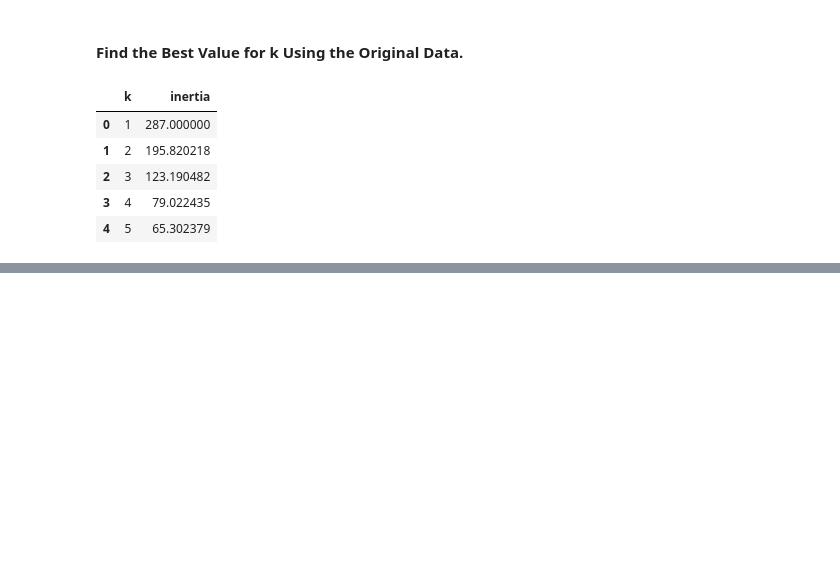
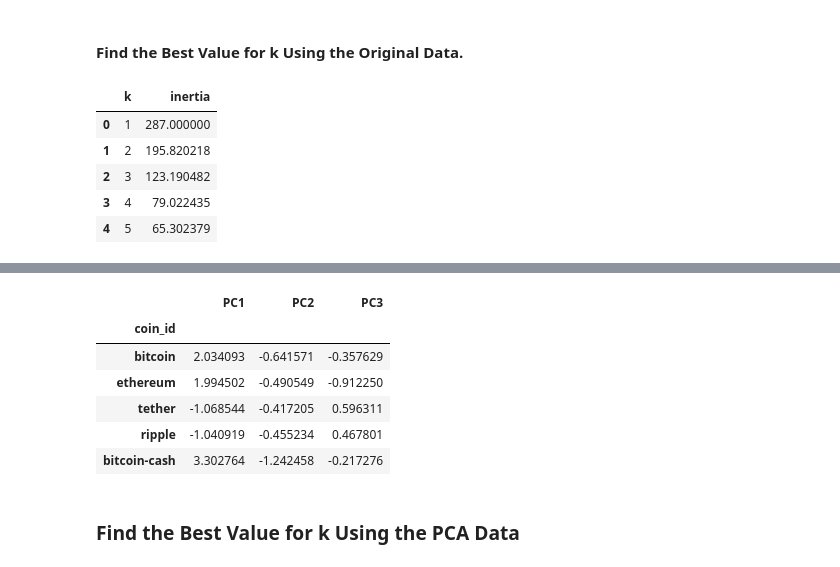
Before and after one commit to MohammedRizwan-1/CryptoClustering-Analysis, a Jupyter notebook: Working_Jup_N.ipynb, the cells around one changed output, grey strips where cells are left out. Saved outputs shown, nothing was run; the diff lists cells and outputs as text; code cells hidden in the pictures; blank space fills up the shorter version.

```diff
--- a/Working_Jup_N.ipynb
+++ b/Working_Jup_N.ipynb
@@ -142,0 +150,6 @@ k_elbow
+# %%
+# Initialize the K-Means model using the best value for k
+model = KMeans(n_clusters=4, random_state=0)
+# %%
+# Fit the K-Means model using the scaled data
+model.fit(df_market_data_scaled)
@@ -142,0 +202,9 @@ k_elbow
+# %%
+# Create a PCA model instance and set `n_components=3`.
+pca = PCA(n_components=3)
+# %%
+# Use the PCA model with `fit_transform` to reduce to
+# three principal components.
+crypto_pca_data = pca.fit_transform(df_market_data_scaled)
+# View the first five rows of the DataFrame.
+crypto_pca_data[0:5]
@@ -142,0 +228,24 @@ k_elbow
+# %%
+# Create a new DataFrame with the PCA data.
+
+# Creating a DataFrame with the PCA data
+crypto_pca_df = pd.DataFrame(crypto_pca_data, columns=["PC1", "PC2", "PC3"])
+
+# Copy the crypto names from the original data
+crypto_pca_df['coin_id'] = df_market_data_scaled.index
+
+# Set the coinid column as index
+df_crypto_pca = crypto_pca_df.set_index(['coin_id'])
+
+# Display sample data
+df_crypto_pca.head()
+# %% [output]
+|  | PC1 | PC2 | PC3 |
+| coin_id |  |  |  |
+| bitcoin | 2.034093 | -0.641571 | -0.357629 |
+| ethereum | 1.994502 | -0.490549 | -0.912250 |
+| tether | -1.068544 | -0.417205 | 0.596311 |
+| ripple | -1.040919 | -0.455234 | 0.467801 |
+| bitcoin-cash | 3.302764 | -1.242458 | -0.217276 |
+# %% [markdown]
+### Find the Best Value for k Using the PCA Data
```
Also changed, not shown: parts of 16 cells of this notebook.
